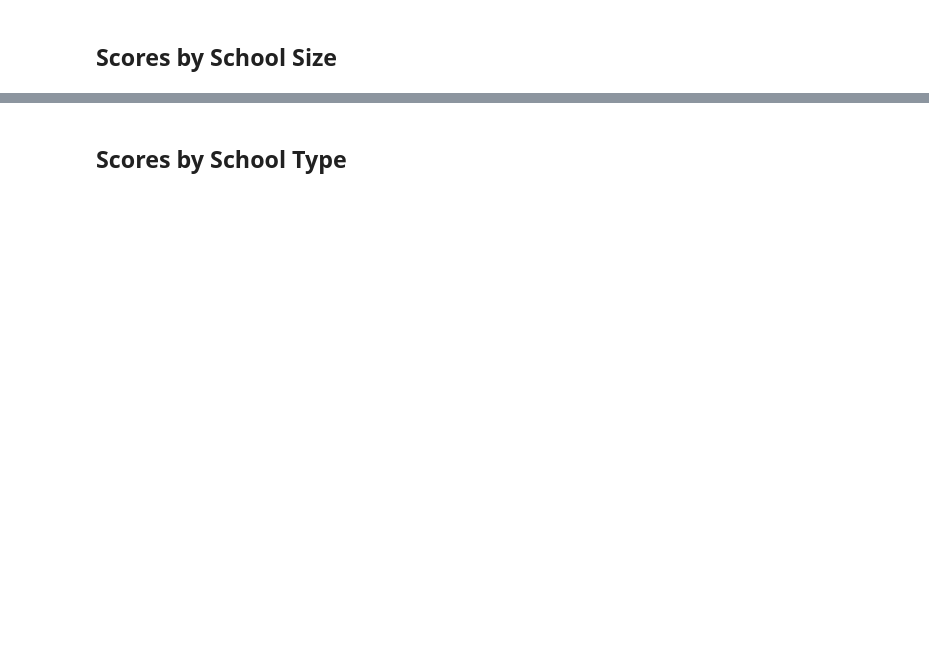
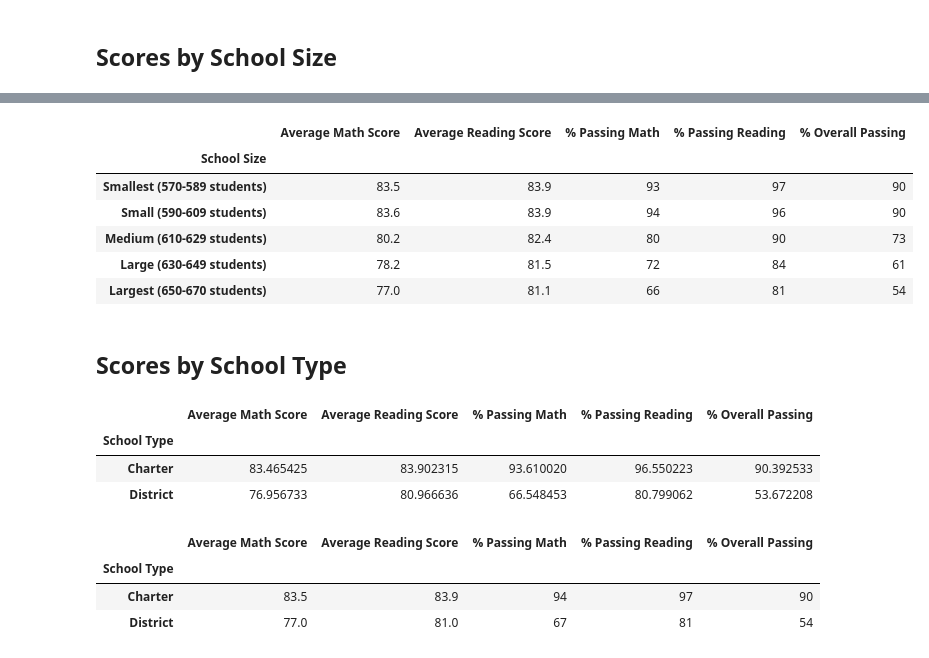
Before and after one commit to borkard/School_District_Analysis, a Jupyter notebook: PyCitySchools_Challenge.ipynb, the cells around one changed output, grey strips where cells are left out. Saved outputs shown, nothing was run; the diff lists cells and outputs as text; code cells hidden in the pictures; blank space fills up the shorter version.

```diff
--- a/PyCitySchools_Challenge.ipynb
+++ b/PyCitySchools_Challenge.ipynb
@@ -483,2 +607,23 @@ reading_scores_by_grade.head()
+# %%
+# Format the DataFrame.
+size_summary_df["Average Math Score"] = size_summary_df["Average Math Score"].map("{:.1f}".format)
+
+size_summary_df["Average Reading Score"] = size_summary_df["Average Reading Score"].map("{:.1f}".format)
+
+size_summary_df["% Passing Math"] = size_summary_df["% Passing Math"].map("{:.0f}".format)
+
+size_summary_df["% Passing Reading"] = size_summary_df["% Passing Reading"].map("{:.0f}".format)
+
+size_summary_df["% Overall Passing"] = size_summary_df["% Overall Passing"].map("{:.0f}".format)
+
+size_summary_df
+# %% [output]
+|  | Average Math Score | Average Reading Score | % Passing Math | % Passing Reading | % Overall Passing |
+| School Size |  |  |  |  |  |
+| Smallest (570-589 students) | 83.5 | 83.9 | 93 | 97 | 90 |
+| Small (590-609 students) | 83.6 | 83.9 | 94 | 96 | 90 |
+| Medium (610-629 students) | 80.2 | 82.4 | 80 | 90 | 73 |
+| Large (630-649 students) | 78.2 | 81.5 | 72 | 84 | 61 |
+| Largest (650-670 students) | 77.0 | 81.1 | 66 | 81 | 54 |
 # %% [markdown]
 ## Scores by School Type
@@ -490,0 +641,33 @@ reading_scores_by_grade.head()
+# %%
+# Assemble into DataFrame.
+type_summary_df = pd.DataFrame({
+          "Average Math Score" : type_math_scores,
+          "Average Reading Score": type_reading_scores,
+          "% Passing Math": type_passing_math,
+          "% Passing Reading": type_passing_reading,
+          "% Overall Passing": type_overall_passing})
+
+type_summary_df
+# %% [output]
+|  | Average Math Score | Average Reading Score | % Passing Math | % Passing Reading | % Overall Passing |
+| School Type |  |  |  |  |  |
+| Charter | 83.465425 | 83.902315 | 93.610020 | 96.550223 | 90.392533 |
+| District | 76.956733 | 80.966636 | 66.548453 | 80.799062 | 53.672208 |
+# %%
+# # Format the DataFrame
+type_summary_df["Average Math Score"] = type_summary_df["Average Math Score"].map("{:.1f}".format)
+
+type_summary_df["Average Reading Score"] = type_summary_df["Average Reading Score"].map("{:.1f}".format)
+
+type_summary_df["% Passing Math"] = type_summary_df["% Passing Math"].map("{:.0f}".format)
+
+type_summary_df["% Passing Reading"] = type_summary_df["% Passing Reading"].map("{:.0f}".format)
+
+type_summary_df["% Overall Passing"] = type_summary_df["% Overall Passing"].map("{:.0f}".format)
+
+type_summary_df
+# %% [output]
+|  | Average Math Score | Average Reading Score | % Passing Math | % Passing Reading | % Overall Passing |
+| School Type |  |  |  |  |  |
+| Charter | 83.5 | 83.9 | 94 | 97 | 90 |
+| District | 77.0 | 81.0 | 67 | 81 | 54 |
```
Also changed, not shown: parts of 22 cells of this notebook.
